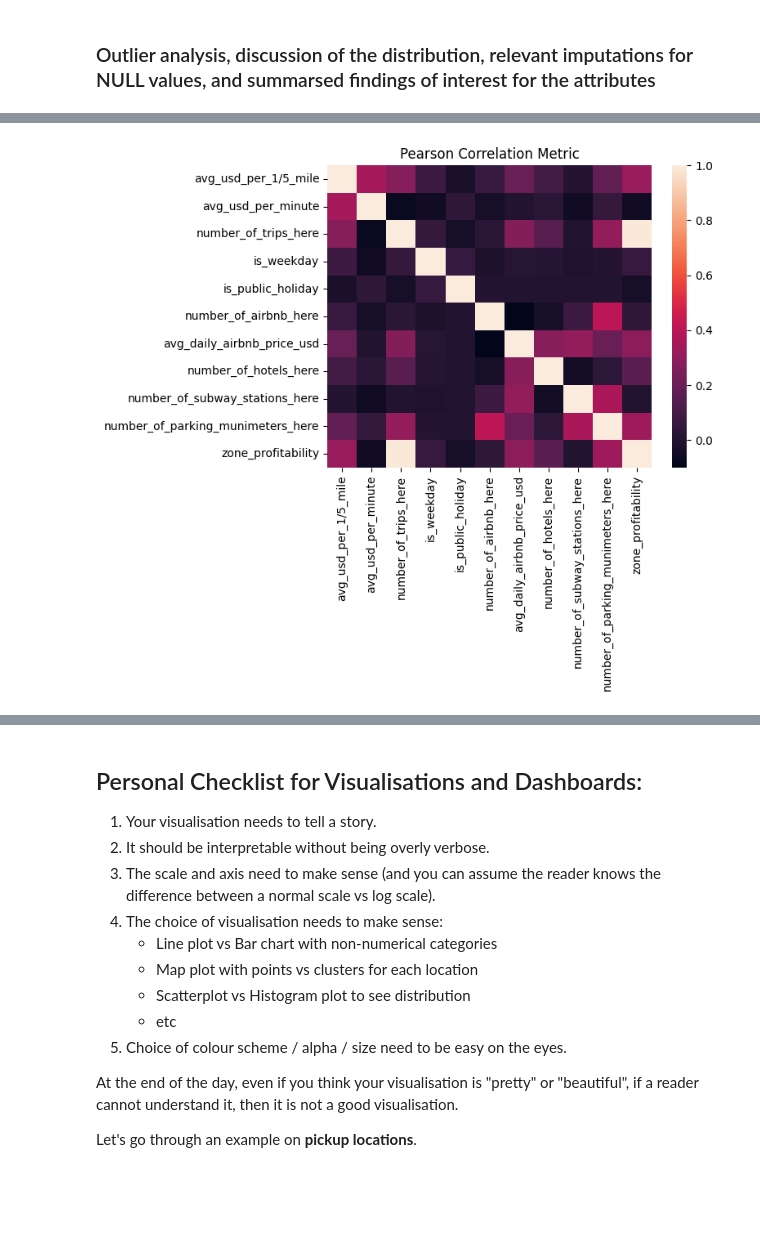
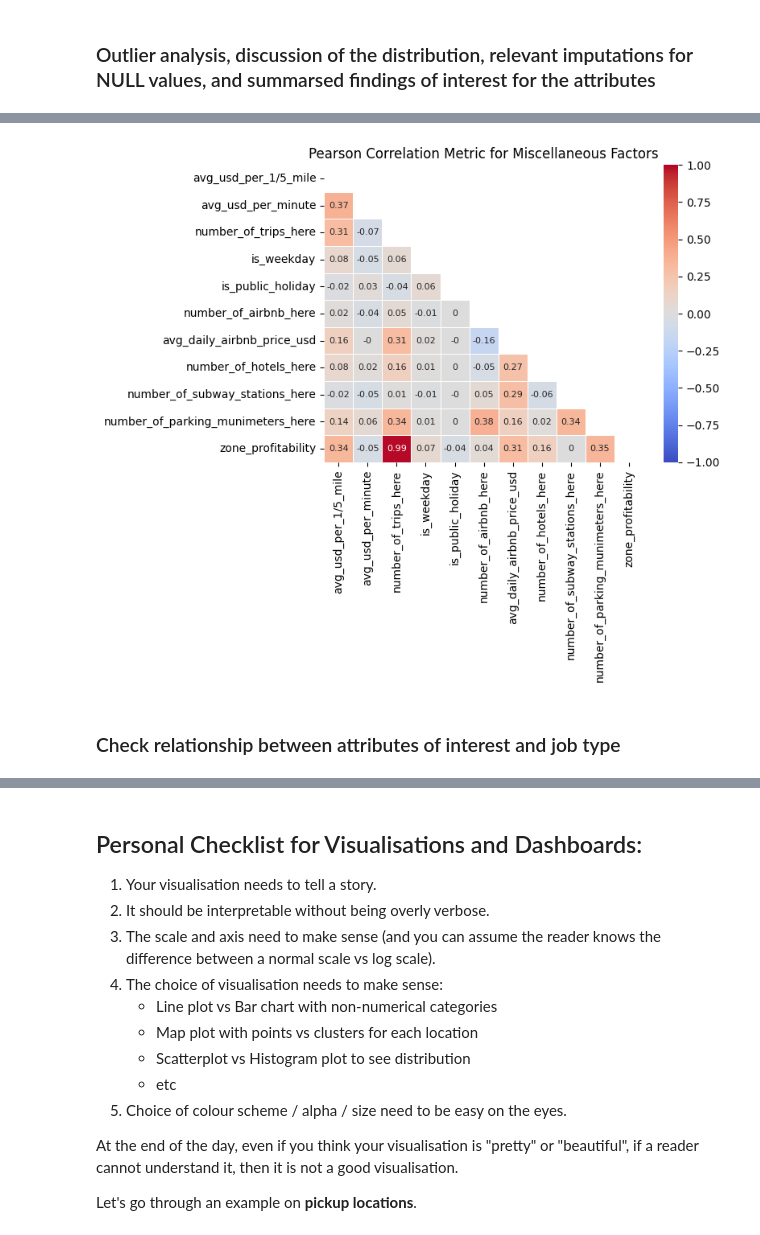
Before and after one commit to jameslafontaine/unimelb-mast30034-solo-project, a Jupyter notebook: notebooks/data_analysis_external.ipynb, the cells around one changed output, grey strips where cells are left out. Drawn from its saved outputs; the diff is of its cells as text; code cells hidden in the pictures; blank space fills up the shorter version.

Commit message:
Completion of analysis

```diff
--- a/notebooks/data_analysis_external.ipynb
+++ b/notebooks/data_analysis_external.ipynb
@@ -46,5 +38,8 @@ import pandas as pd
 #df = spark.read.parquet('../data/curated/combined.parquet')
 
 df = pd.read_parquet('../data/curated/combined_imputed.parquet')
+# %%
+# remove Newark, JFK and LaGuardia Airport entries as it doesn't make sense to perform analysis involving these features on these locations
+df = df.loc[~df['locationid'].isin([1, 132, 138])]
 # %%
 df.head()
@@ -73,4 +78,4 @@ CORR_COLS = [
 
 pd.set_option('display.max_columns', None)
 
-df[CORR_COLS].corr()
+corr_misc = df[CORR_COLS].corr()
@@ -90,8 +81,0 @@ df[CORR_COLS].corr()
-# %%
-sns.heatmap(df[CORR_COLS].corr())
-
-
-plt.title('Pearson Correlation Metric')
-plt.show()
-# %% [output]
-[figure, removed]
@@ -100,3 +82,21 @@ plt.show()
+# %%
+# Getting the Upper Triangle of the co-relation matrix
+matrix = np.triu(corr_misc)
+
+# using the upper triangle matrix as mask
+
+# Create a custom colormap with shifted white gradient
+cmap = plt.cm.get_cmap('RdGy')
+reversed_cmap = cmap.reversed()
+sns.heatmap(corr_misc.round(2), annot=True, mask=matrix, annot_kws={"size":8}, linewidths=0.5, cmap='coolwarm', vmin=-1, vmax=1)
+
+
+plt.title('Pearson Correlation Metric for Miscellaneous Factors')
+plt.show()
+# %% [output]
+[figure, added]
+# %% [markdown]
+### Check relationship between attributes of interest and job type
 # %%
 CORR_COLS = [
     #"month", "day_of_month", "hour","day_of_week",
```
Also changed, not shown: parts of 24 cells of this notebook, 5 other files.
